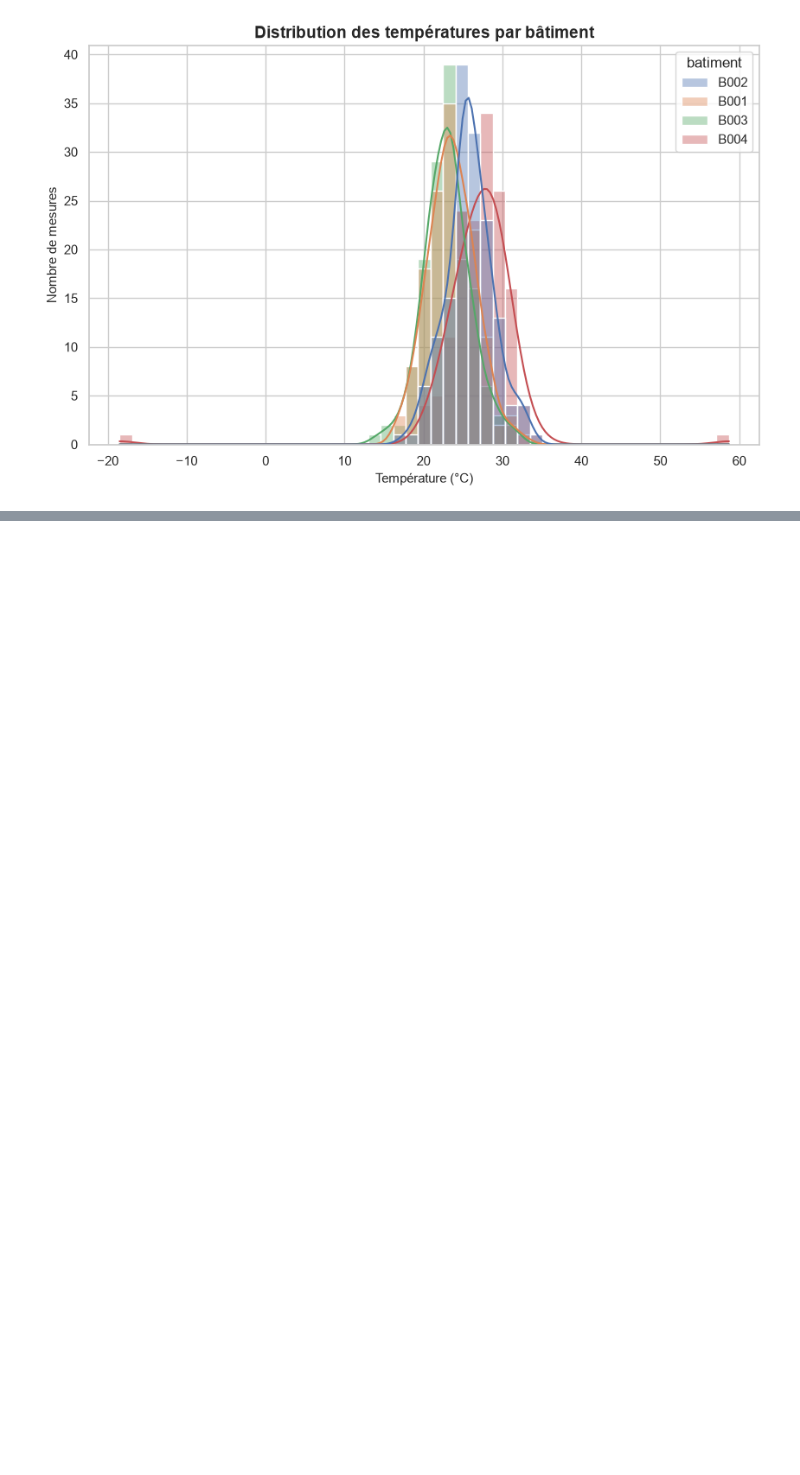
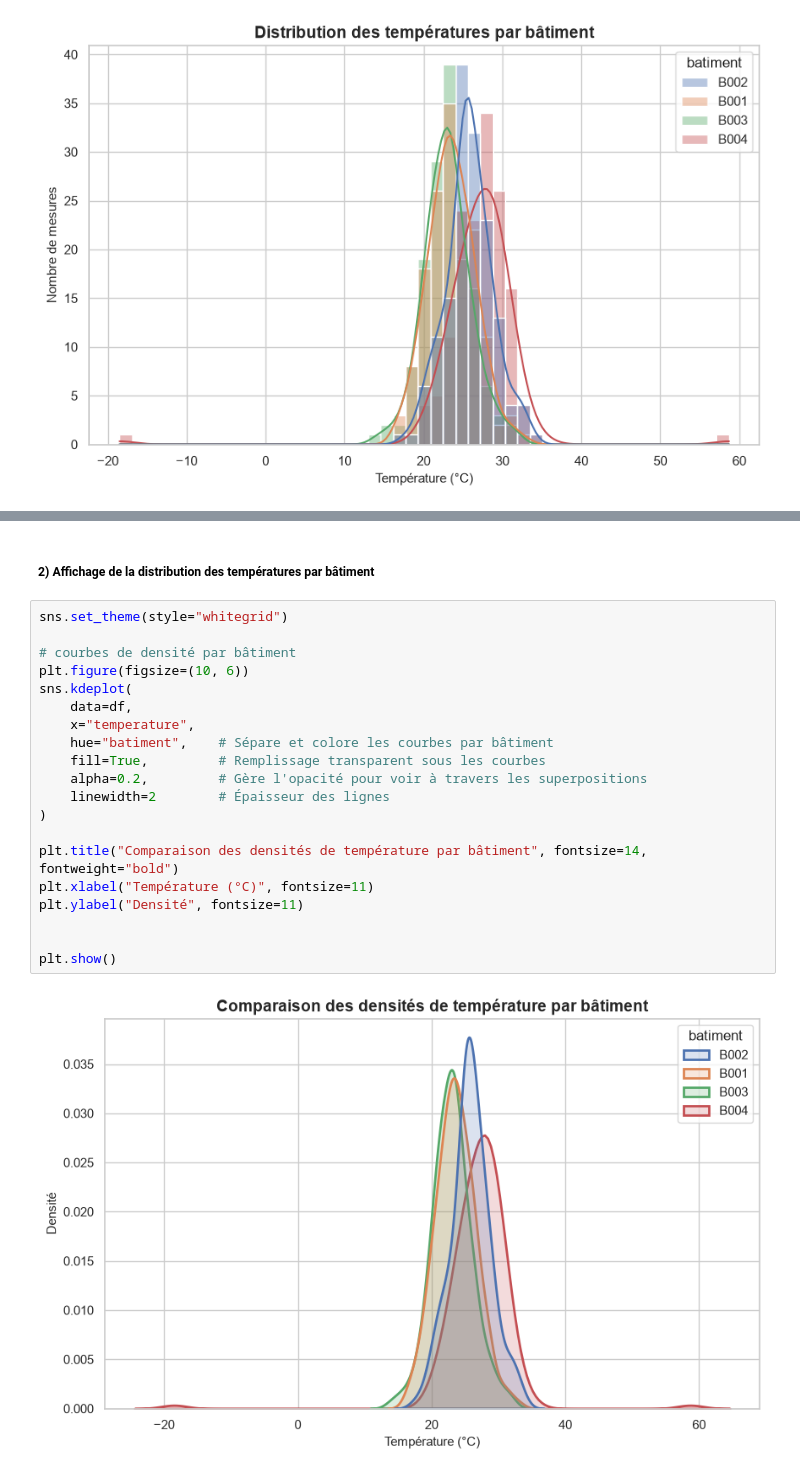
Before and after one commit to cheikhahmedtidiane/atelier_seaborn_iot, a Jupyter notebook: notebooks/atelier_seaborn_iot.ipynb, the cells around one changed output, grey strips where cells are left out. Cells and saved outputs as stored; diff of their text form; blank space fills up the shorter version.

```diff
--- a/notebooks/atelier_seaborn_iot.ipynb
+++ b/notebooks/atelier_seaborn_iot.ipynb
@@ -139,0 +163,24 @@ plt.show()
+# %% [markdown]
+##### 2) Affichage de la distribution des températures par bâtiment
+# %%
+sns.set_theme(style="whitegrid")
+
+# courbes de densité par bâtiment
+plt.figure(figsize=(10, 6))
+sns.kdeplot(
+    data=df,
+    x="temperature",
+    hue="batiment",    # Sépare et colore les courbes par bâtiment
+    fill=True,         # Remplissage transparent sous les courbes
+    alpha=0.2,         # Gère l'opacité pour voir à travers les superpositions
+    linewidth=2        # Épaisseur des lignes
+)
+
+plt.title("Comparaison des densités de température par bâtiment", fontsize=14, fontweight="bold")
+plt.xlabel("Température (°C)", fontsize=11)
+plt.ylabel("Densité", fontsize=11)
+
+
+plt.show()
+# %% [output]
+[figure, added]
```
Also changed, not shown: parts of 2 cells of this notebook.
